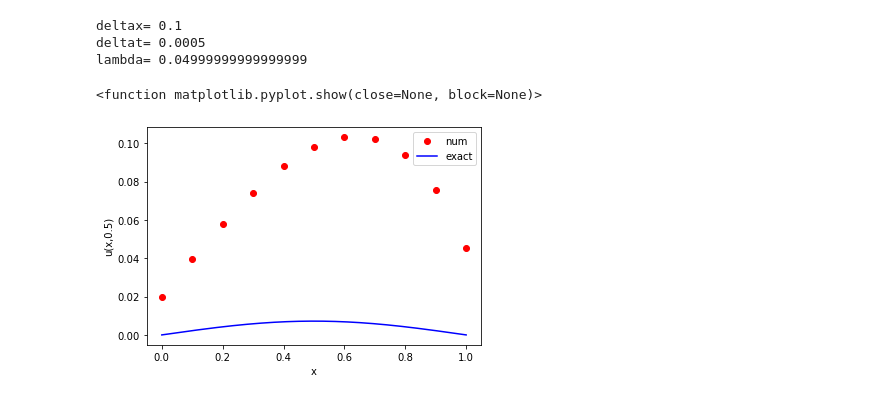
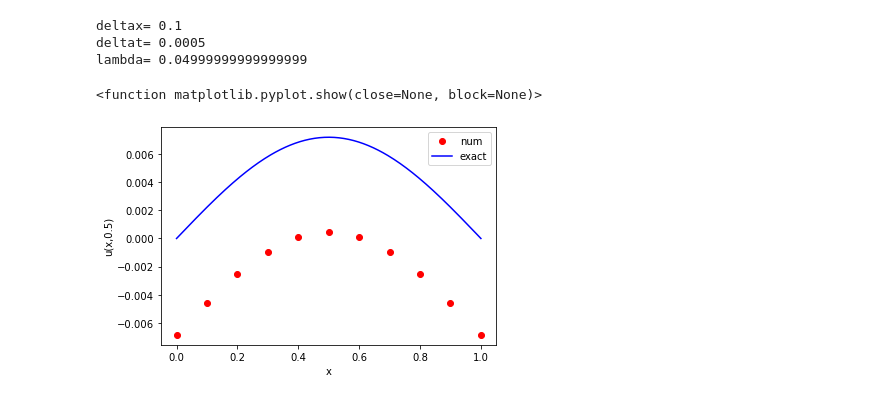
Before and after one commit to TheaRoseBarnes/emat30008, a Jupyter notebook: myForwardEuler1DDiffusion.ipynb, the cells around one changed output. Saved outputs shown, nothing was run; the diff lists cells and outputs as text; code cells hidden in the pictures.

Commit message:
tidying forward euler function with multiple boundary conditions

```diff
--- a/myForwardEuler1DDiffusion.ipynb
+++ b/myForwardEuler1DDiffusion.ipynb
@@ -314,32 +314,27 @@ pl.legend(loc='upper right')
 pl.show
 # %%
 # function to solve PDE using euler method
-def PDE_solve_euler(mt, mx, boundary_condition, initial_condition, args=(), dirichlet=None, neumann=None, periodic=None, rhs=None):
+def PDE_solve_euler(initial_condition, args=(), boundary_condition=None):
 
     """
     A function that the euler method to solve the 1D heat equation.
 
     Parameters
     ----------
-     mt :
 
-     mx :
+    initial_condition:
 
-     boundary_condition:
+    args:
 
-     initial_condition:
-
-     args:
-
-     dirichlet:
-
-     neumann
+    boundary_condition:
 
 
     Returns
     -------
 
     """
+    mt = 1000
+    mx = 10
 
     u_j = np.zeros(x.size)        # u at current time step
     u_jp1 = np.zeros((mx+1,1))
@@ -347,7 +342,7 @@ def PDE_solve_euler(mt, mx, boundary_condition, initial_condition, args=(), diri
     offset = [-1,0,1]
     A = diags(k,offset).toarray()
 
-    if periodic != None:
+    if boundary_condition == 'periodic':
         u_j = np.zeros(mx)
         k = [lmbda*np.ones(mx-1),(1-2*lmbda)*np.ones(mx),lmbda*np.ones(mx-1)]
         offset = [-1,0,1]
@@ -357,10 +352,10 @@ def PDE_solve_euler(mt, mx, boundary_condition, initial_condition, args=(), diri
         for i in range(0, mx):
             u_j[i] = initial_condition(x[i])
         for j in range(0, mt):
-            u_j = periodic(A, u_j)
+            u_j = periodic_boundary(A, u_j)
         print(u_j)
 
-    elif rhs != None:
+    elif boundary_condition == 'rhs':
 
         u_jp1 = np.zeros(x.size)
         F_j = args
@@ -373,7 +368,7 @@ def PDE_solve_euler(mt, mx, boundary_condition, initial_condition, args=(), diri
             u_j[i] = initial_condition(x[i])
 
         for j in range(0, mt):
-            u_j = rhs(A, u_j,F_j,j)
+            u_j = rhs_function(A, u_j,F_j,j)
 
 
     else:
@@ -383,15 +378,15 @@ def PDE_solve_euler(mt, mx, boundary_condition, initial_condition, args=(), diri
 
 
         for j in range(0, mt):
-            if dirichlet!=None:
+            if boundary_condition == 'dirichlet':
                 s = np.zeros((mx-1,1))
                 s[0] = p(t[j])
                 s[-1] = q(t[j])
                 #u_j = dirichlet(A,s,u_j,u_jp1)
-                u_j = dirichlet(A, u_j,s,u_jp1,args=args)
+                u_j = dirichlet_boundary(A, u_j,s,u_jp1,args=args)
 
 
-            elif neumann!=None:
+            elif boundary_condition== 'neumann':
                 k = [lmbda*np.ones(mx),(1-2*lmbda)*np.ones(mx+1),lmbda*np.ones(mx)]
                 offset = [-1,0,1]
                 A = diags(k,offset).toarray()
@@ -401,9 +396,9 @@ def PDE_solve_euler(mt, mx, boundary_condition, initial_condition, args=(), diri
 
                 s[0] = -P(t[j])
                 s[-1] = Q(t[j])
-                u_j = neumann(A,s,u_j,args=args)
+                u_j = Neumann_boundary(A,s,u_j,args=args)
 
-            else:
+            elif boundary_condition == None:
                 u_jp1[1:-1] = np.matmul(A , u_j[1:-1]).reshape(9,1)
                 u_j = u_jp1
 
@@ -412,16 +407,17 @@ def PDE_solve_euler(mt, mx, boundary_condition, initial_condition, args=(), diri
 # %%
 # Plot the final result and exact solution for forward euler
 #pl.plot(x,PDE_solve_euler(1000,10,[0,0],u_I,args=(lambda t:u_diff(0,t),lambda t:u_diff(L,t)),dirichlet=None,neumann=None,periodic=None, rhs=rhs_function),'ro',label='num')
-pl.plot(x,PDE_solve_euler(1000,10,[0,0],u_I,args=(lambda x,t: np.sin(x*t)+ x**3),dirichlet=None,neumann=None,periodic=None, rhs=rhs_function),'ro',label='num')
+x = np.linspace(0, L, mx+1)
+pl.plot(x,PDE_solve_euler(u_I,args=(lambda x,t:u_diff(0,t), lambda x,t:u_diff(L,t)),boundary_condition = 'neumann'),'ro',label='num')
 xx = np.linspace(0,L,250)
-#pl.plot(xx,u_exact(xx,T),'b-',label='exact')
+pl.plot(xx,u_exact(xx,T),'b-',label='exact')
 pl.xlabel('x')
 pl.ylabel('u(x,0.5)')
 pl.legend(loc='upper right')
 pl.show
 # %% [output]
 <function matplotlib.pyplot.show(close=None, block=None)>
-[figure, old version]
+[figure, new version]
 # %%
 # plotting for periodic
 x = np.linspace(0, L, mx)
```
Also changed, not shown: parts of 1 cell of this notebook.
